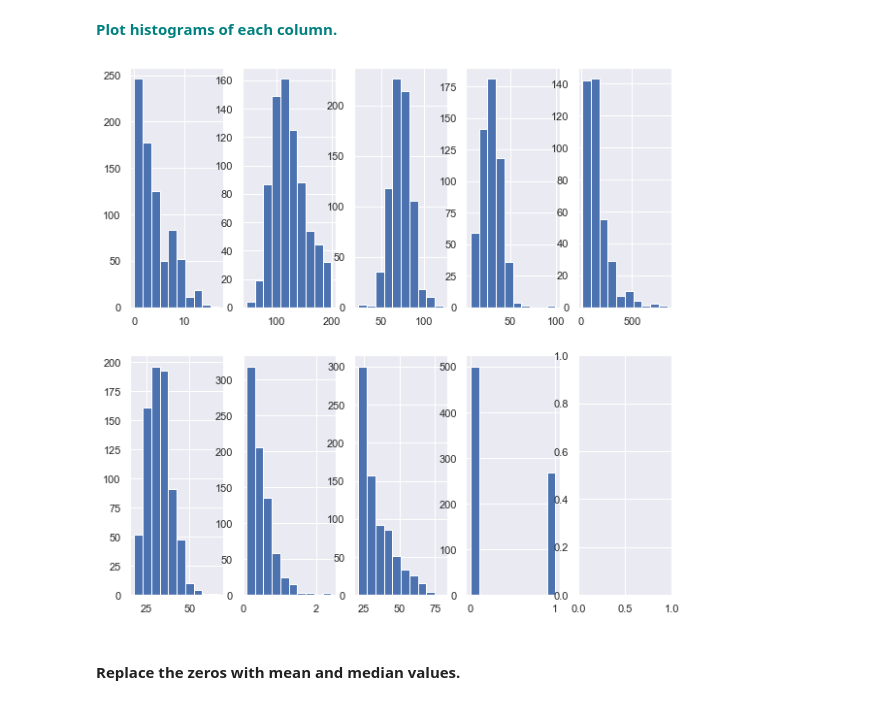
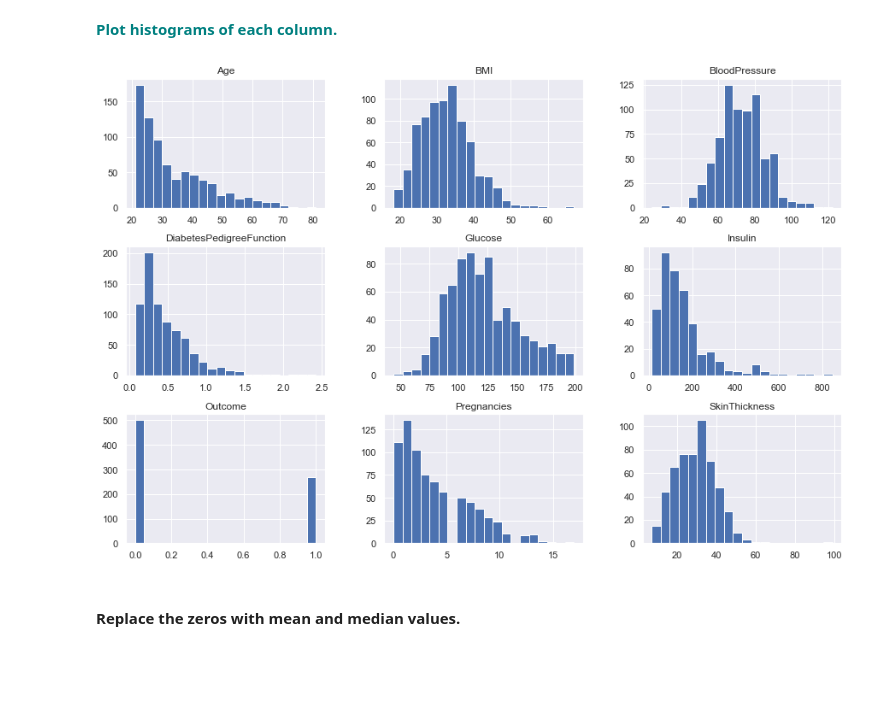
Before and after one commit to mf11y/Data_Sci_Projects, a Jupyter notebook: Grid Search KNN/GridSearchKNN_Case_Study.ipynb, the cells around one changed output. Saved outputs shown, nothing was run; the diff lists cells and outputs as text; code cells hidden in the pictures; blank space fills up the shorter version.

```diff
--- a/Grid Search KNN/GridSearchKNN_Case_Study.ipynb
+++ b/Grid Search KNN/GridSearchKNN_Case_Study.ipynb
@@ -72,14 +70,9 @@ diabetes_data.loc[diabetes_data.BMI == 0, 'BMI'] = np.nan
 # %% [markdown]
 **<font color='teal'> Plot histograms of each column. </font>**
-# %%
-figure, axes = plt.subplots(2, 5)
-
-figure.set_size_inches(,10)
-
-for column, ax in zip(diabetes_data.columns, axes.flat):
-    ax.hist(diabetes_data[column])
-# %% [output]
-[figure, removed]
+# %%
+diabetes_data.hist(figsize=(15,10), bins= 20);
+# %% [output]
+[figure, added]
 # %% [markdown]
 #### Replace the zeros with mean and median values.
 # %%
```
Also changed, not shown: parts of 25 cells of this notebook.
